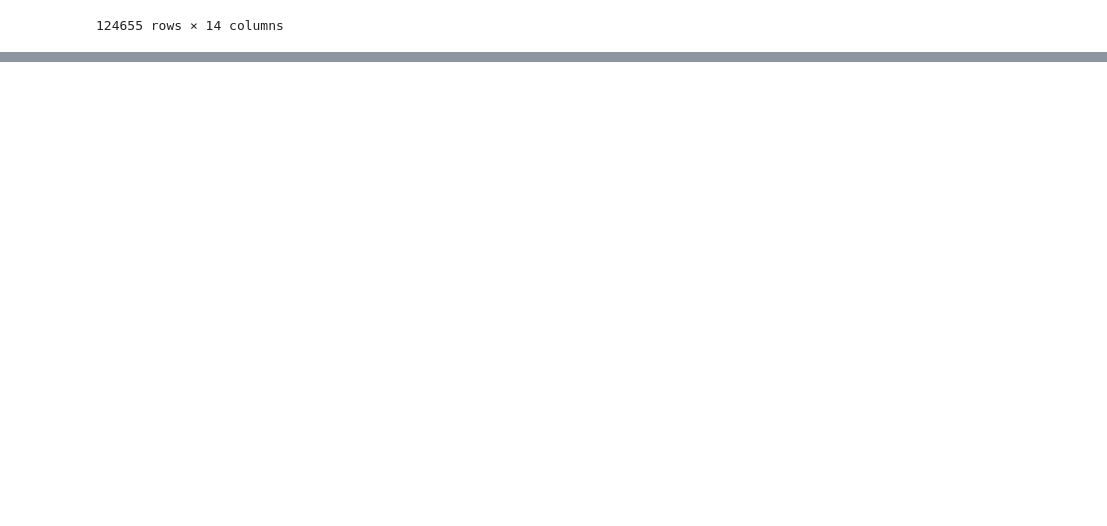
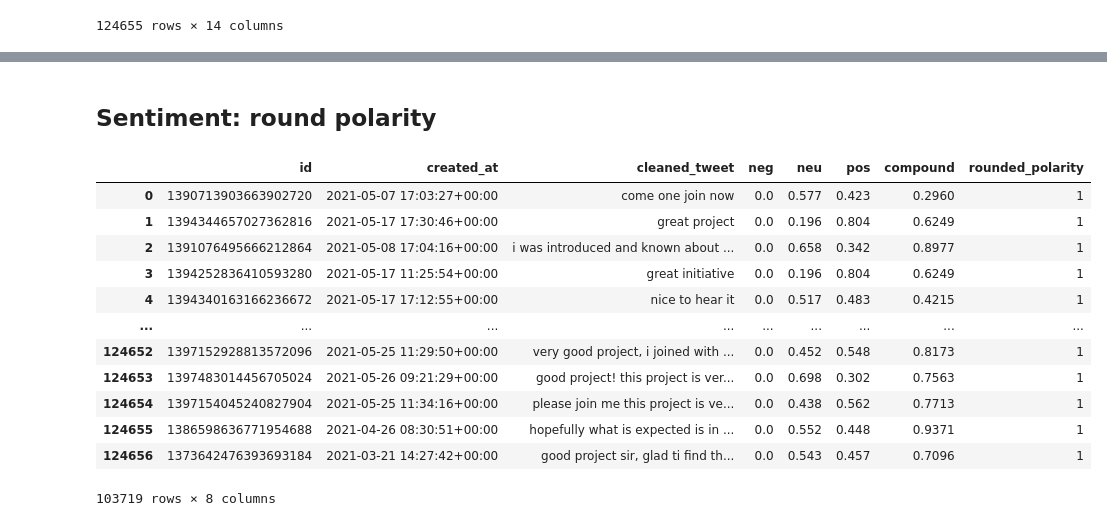
Before and after one commit to ginalamp/NFT_Twitter_Evolution, a Jupyter notebook: src/notebooks/largest_topic.ipynb, the cells around one changed output, grey strips where cells are left out. Cells and saved outputs as stored; diff of their text form; code cells hidden in the pictures; blank space fills up the shorter version.

```diff
--- a/src/notebooks/largest_topic.ipynb
+++ b/src/notebooks/largest_topic.ipynb
@@ -233,0 +329,3 @@ max_topic_df.to_csv(TOPIC_ID_OUT, columns = selected_columns)
+# %%
+from vaderSentiment.vaderSentiment import SentimentIntensityAnalyzer
+analyzer = SentimentIntensityAnalyzer()
@@ -233,0 +370,2 @@ max_topic_df.to_csv(TOPIC_ID_OUT, columns = selected_columns)
+# %% [markdown]
+## Sentiment: round polarity
@@ -233,0 +382,18 @@ max_topic_df.to_csv(TOPIC_ID_OUT, columns = selected_columns)
+# %%
+# round polarity up/down
+df['rounded_polarity'] = df['compound'].apply(round_pol)
+df
+# %% [output]
+|  | id | created_at | cleaned_tweet | neg | neu | pos | compound | rounded_polarity |
+| 0 | 1390713903663902720 | 2021-05-07 17:03:27+00:00 | come one join now | 0.0 | 0.577 | 0.423 | 0.2960 | 1 |
+| 1 | 1394344657027362816 | 2021-05-17 17:30:46+00:00 | great project | 0.0 | 0.196 | 0.804 | 0.6249 | 1 |
+| 2 | 1391076495666212864 | 2021-05-08 17:04:16+00:00 | i was introduced and known about ... | 0.0 | 0.658 | 0.342 | 0.8977 | 1 |
+| 3 | 1394252836410593280 | 2021-05-17 11:25:54+00:00 | great initiative | 0.0 | 0.196 | 0.804 | 0.6249 | 1 |
+| 4 | 1394340163166236672 | 2021-05-17 17:12:55+00:00 | nice to hear it | 0.0 | 0.517 | 0.483 | 0.4215 | 1 |
+| ... | ... | ... | ... | ... | ... | ... | ... | ... |
+| 124652 | 1397152928813572096 | 2021-05-25 11:29:50+00:00 | very good project, i joined with ... | 0.0 | 0.452 | 0.548 | 0.8173 | 1 |
+| 124653 | 1397483014456705024 | 2021-05-26 09:21:29+00:00 | good project! this project is ver... | 0.0 | 0.698 | 0.302 | 0.7563 | 1 |
+| 124654 | 1397154045240827904 | 2021-05-25 11:34:16+00:00 | please join me this project is ve... | 0.0 | 0.438 | 0.562 | 0.7713 | 1 |
+| 124655 | 1386598636771954688 | 2021-04-26 08:30:51+00:00 | hopefully what is expected is in ... | 0.0 | 0.552 | 0.448 | 0.9371 | 1 |
+| 124656 | 1373642476393693184 | 2021-03-21 14:27:42+00:00 | good project sir, glad ti find th... | 0.0 | 0.543 | 0.457 | 0.7096 | 1 |
+103719 rows × 8 columns
```
Also changed, not shown: parts of 38 cells of this notebook, 2 other files.
